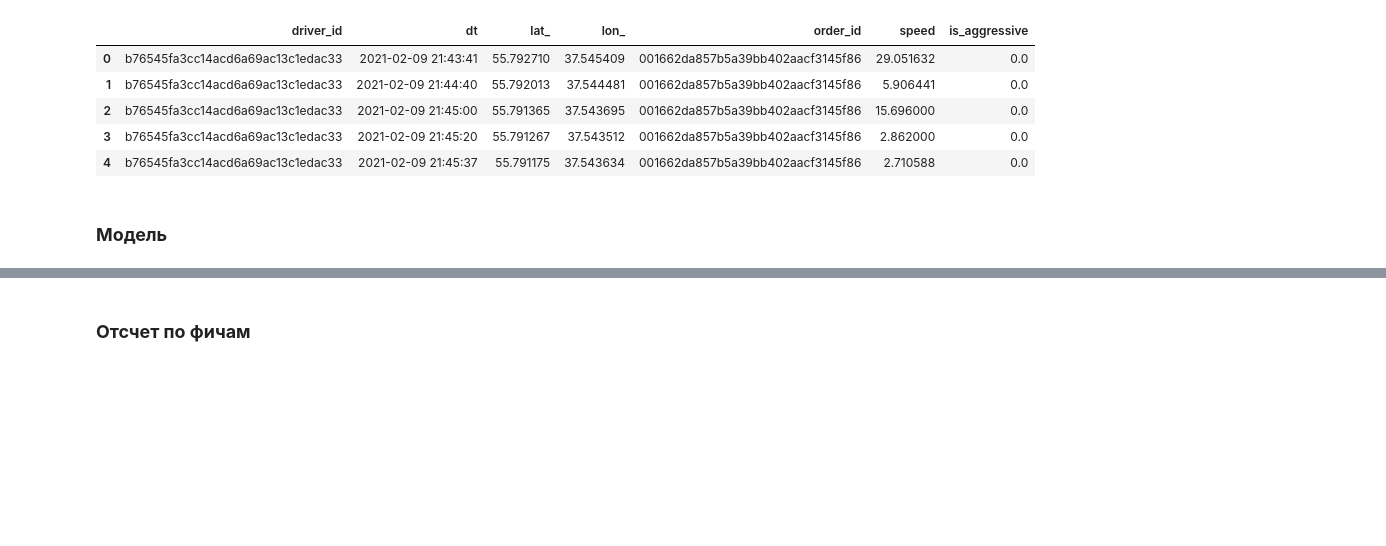
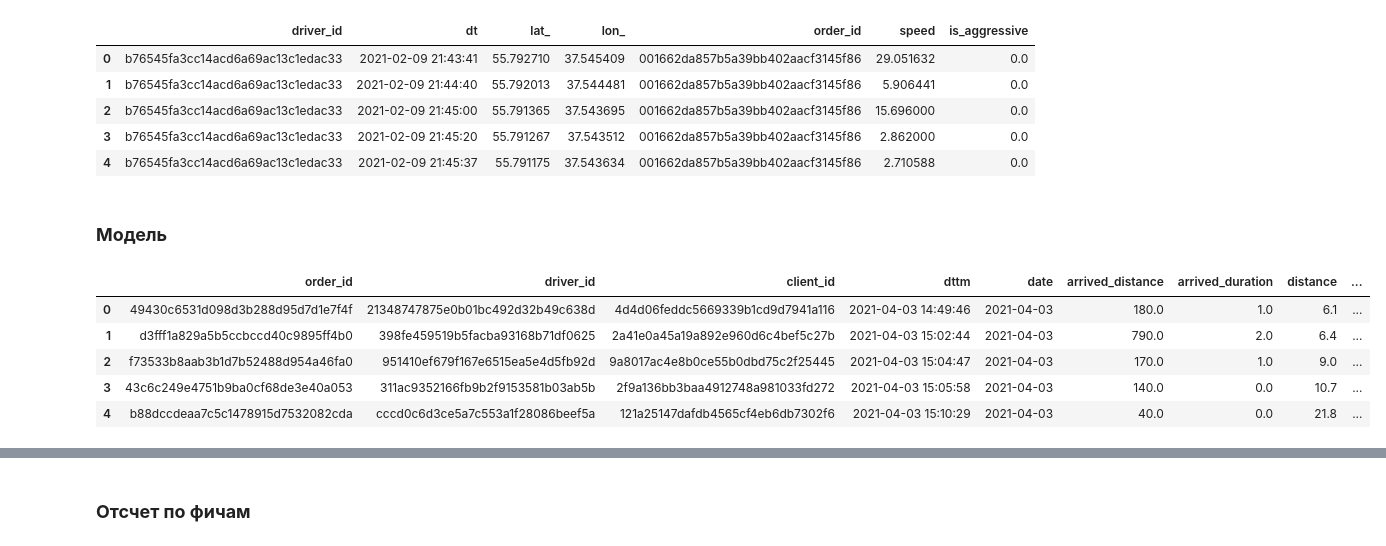
Before and after one commit to Egoluback/aiijc2021_transport, a Jupyter notebook: TestFeatures.ipynb, the cells around one changed output, grey strips where cells are left out. Saved outputs shown, nothing was run; the diff lists cells and outputs as text; code cells hidden in the pictures; blank space fills up the shorter version.

```diff
--- a/TestFeatures.ipynb
+++ b/TestFeatures.ipynb
@@ -145,0 +119,11 @@ def doc_to2_vec_clustering(X, y):
+# %%
+labled_test_data = pd.read_csv('/content/drive/MyDrive/labled_test_data.csv', comment='#', sep='\t').drop('Unnamed: 0', axis=1)
+# %%
+labled_test_data.head()
+# %% [output]
+|  | order_id | driver_id | client_id | dttm | date | arrived_distance | arrived_duration | distance | ... |
+| 0 | 49430c6531d098d3b288d95d7d1e7f4f | 21348747875e0b01bc492d32b49c638d | 4d4d06feddc5669339b1cd9d7941a116 | 2021-04-03 14:49:46 | 2021-04-03 | 180.0 | 1.0 | 6.1 | ... |
+| 1 | d3fff1a829a5b5ccbccd40c9895ff4b0 | 398fe459519b5facba93168b71df0625 | 2a41e0a45a19a892e960d6c4bef5c27b | 2021-04-03 15:02:44 | 2021-04-03 | 790.0 | 2.0 | 6.4 | ... |
+| 2 | f73533b8aab3b1d7b52488d954a46fa0 | 951410ef679f167e6515ea5e4d5fb92d | 9a8017ac4e8b0ce55b0dbd75c2f25445 | 2021-04-03 15:04:47 | 2021-04-03 | 170.0 | 1.0 | 9.0 | ... |
+| 3 | 43c6c249e4751b9ba0cf68de3e40a053 | 311ac9352166fb9b2f9153581b03ab5b | 2f9a136bb3baa4912748a981033fd272 | 2021-04-03 15:05:58 | 2021-04-03 | 140.0 | 0.0 | 10.7 | ... |
+| 4 | b88dccdeaa7c5c1478915d7532082cda | cccd0c6d3ce5a7c553a1f28086beef5a | 121a25147dafdb4565cf4eb6db7302f6 | 2021-04-03 15:10:29 | 2021-04-03 | 40.0 | 0.0 | 21.8 | ... |
```
Also changed, not shown: parts of 8 cells of this notebook.
